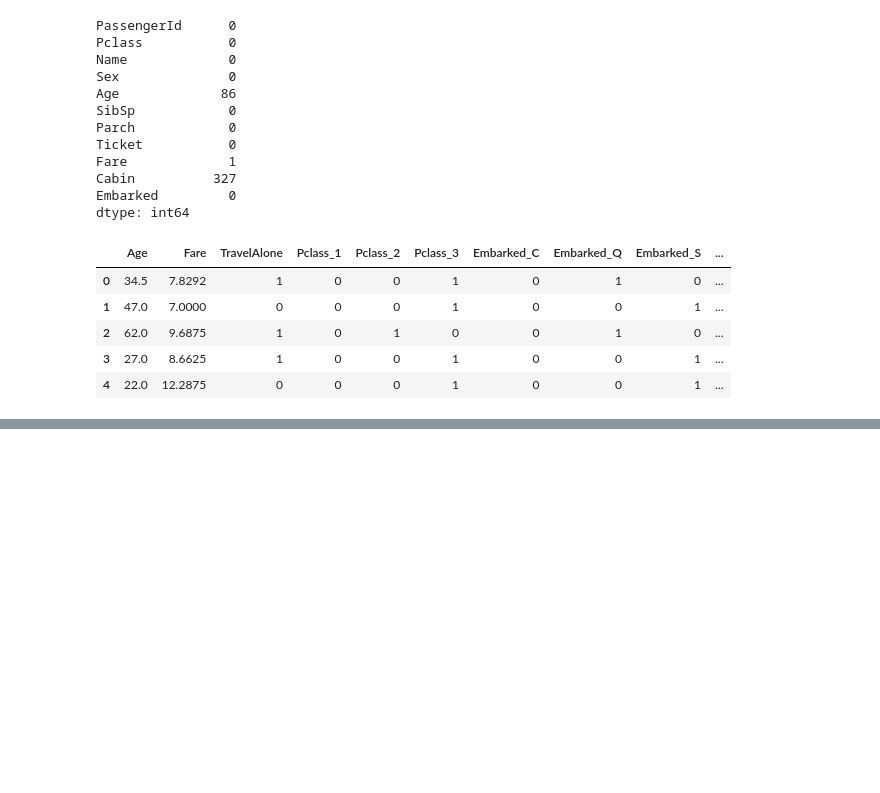
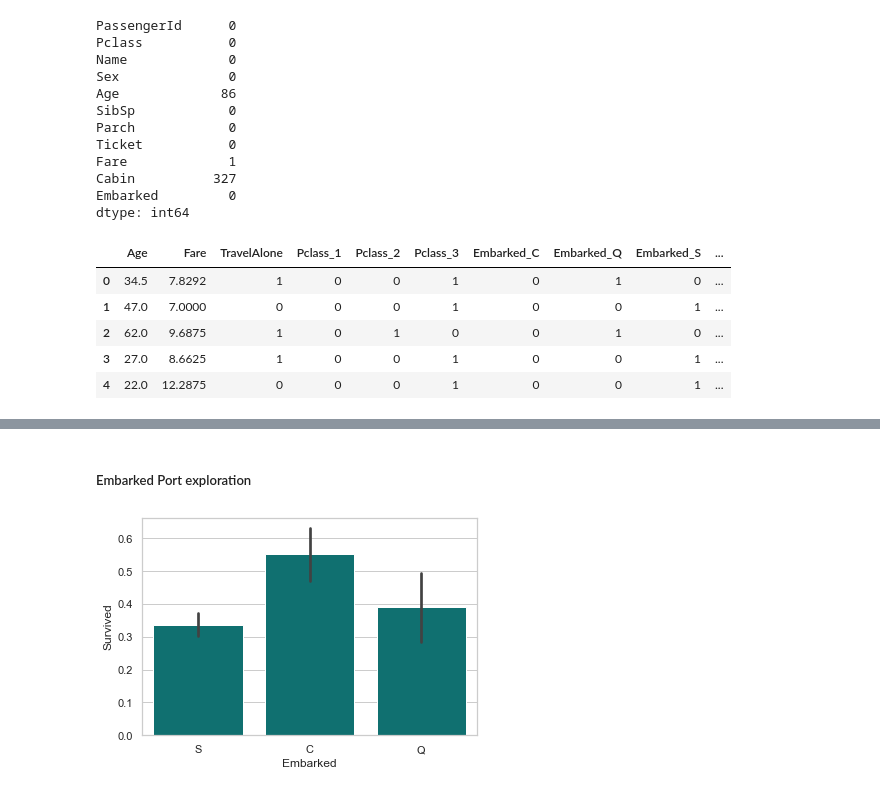
Before and after one commit to mdodovic/Logistic-Regression, a Jupyter notebook: logistic_regression.ipynb, the cells around one changed output, grey strips where cells are left out. Saved outputs shown, nothing was run; the diff lists cells and outputs as text; code cells hidden in the pictures; blank space fills up the shorter version.

```diff
--- a/logistic_regression.ipynb
+++ b/logistic_regression.ipynb
@@ -227,0 +267,7 @@ final_test.head()
+# %% [markdown]
+##### Embarked Port exploration
+# %%
+sns.barplot('Embarked', 'Survived', data=train_df, color="teal")
+plt.show()
+# %% [output]
+[figure, added]
```
Also changed, not shown: parts of 16 cells of this notebook.
